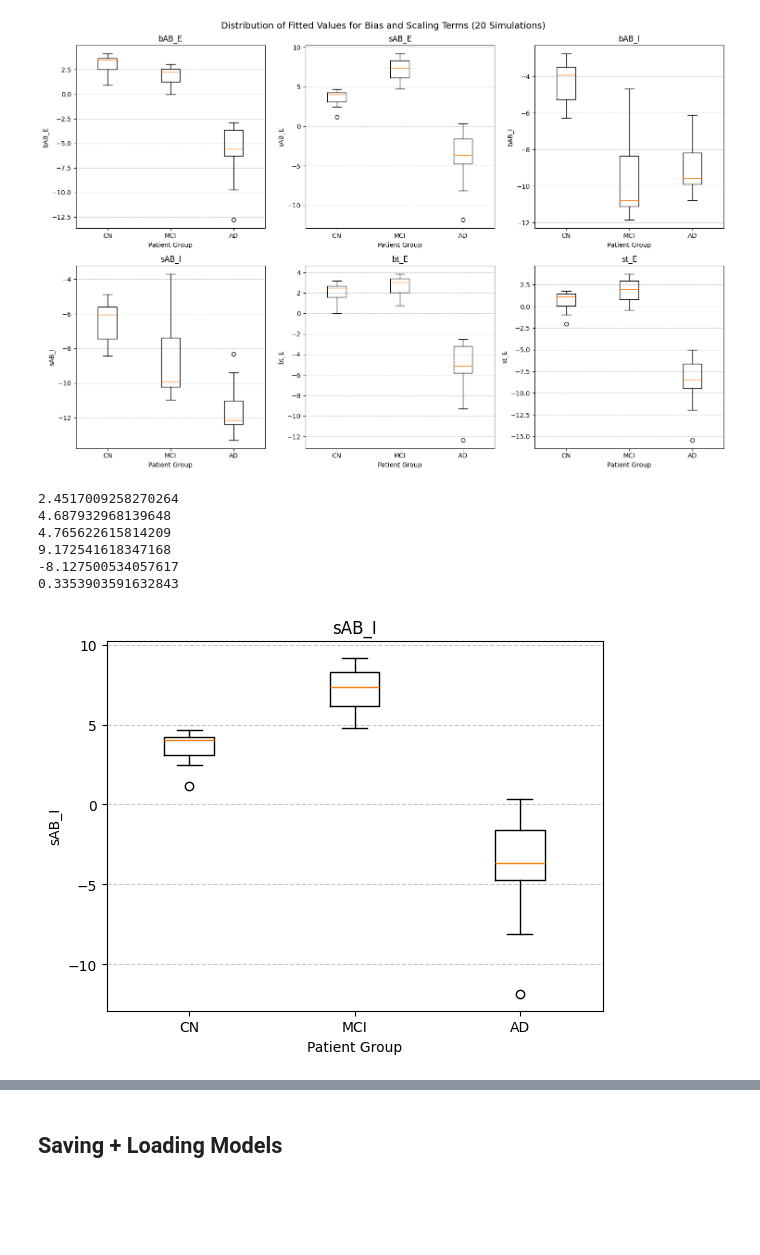
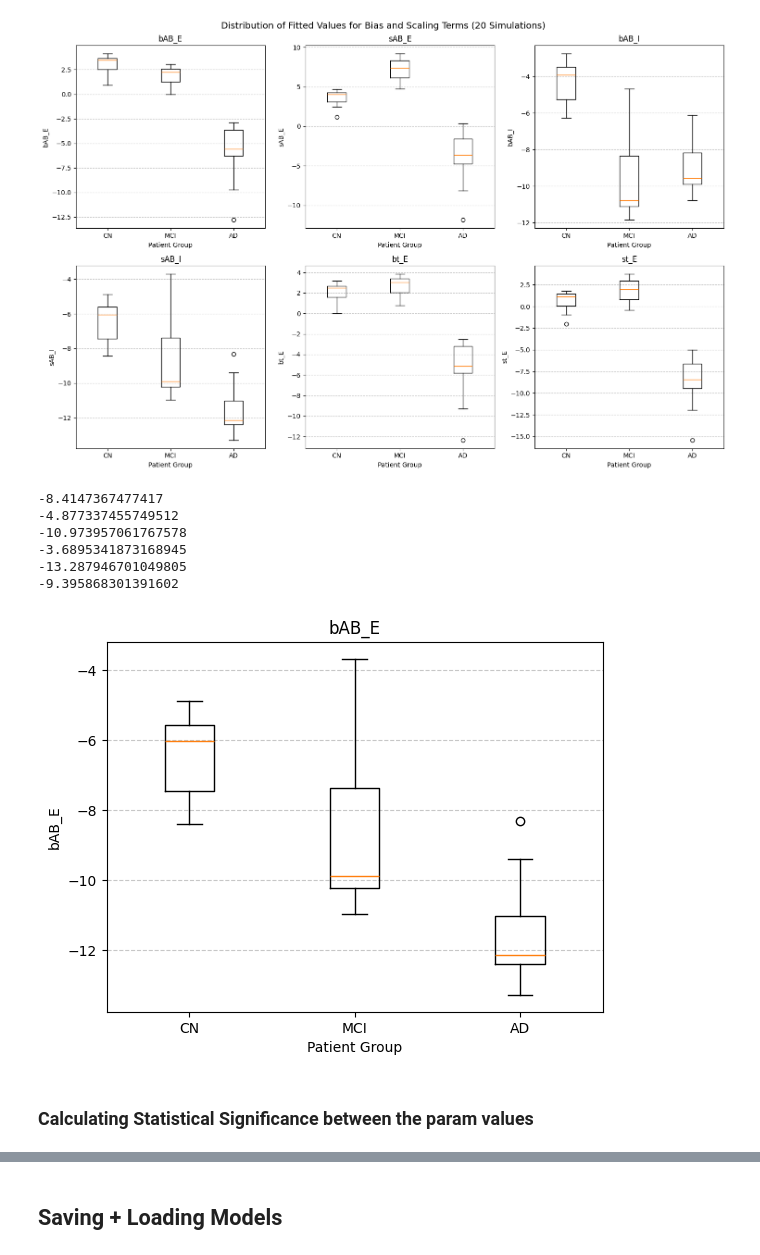
Before and after one commit to dChakr/ad_modelling_fyp, a Jupyter notebook: whole_brain_models/fit_abt_rww.ipynb, the cells around one changed output, grey strips where cells are left out. Saved outputs shown, nothing was run; the diff lists cells and outputs as text; code cells hidden in the pictures; blank space fills up the shorter version.

Commit message:
plot predicted values for changes params

```diff
--- a/whole_brain_models/fit_abt_rww.ipynb
+++ b/whole_brain_models/fit_abt_rww.ipynb
@@ -474,34 +474,36 @@ plt.show()
 # %% [output]
 [figure]
 # %%
-# SAB_E boxplots
+# SAB_I boxplots
 
-boxplot = plt.boxplot(sAB_Es, labels=groups)
-plt.title('sAB_I')
+boxplot = plt.boxplot(sAB_Is, labels=groups)
+plt.title('bAB_E')
 plt.xlabel('Patient Group')
-plt.ylabel('sAB_I')
+plt.ylabel('bAB_E')
 plt.grid(axis='y', linestyle='--', alpha=0.7)
 
 # Extract the whisker values
 whiskers = boxplot['whiskers']
 for whisker in whiskers:
     print(whisker.get_ydata()[1])
 
 # # Get the positions of the whiskers
 # whisker_1 = whiskers[0].get_ydata()
 # whisker_2 = whiskers[1].get_ydata()
 
 # # Whisker values
 # whisker_low = whisker_1[1]  # The lower whisker
 # whisker_high = whisker_2[1]  # The upper whisker
 
 # print("Lower whisker:", whisker_low)
 # print("Upper whisker:", whisker_high)
 # %% [output]
-2.4517009258270264
-4.687932968139648
-4.765622615814209
-9.172541618347168
--8.127500534057617
-0.3353903591632843
+-8.4147367477417
+-4.877337455749512
+-10.973957061767578
+-3.6895341873168945
+-13.287946701049805
+-9.395868301391602
-[figure, old version]
+[figure, new version]
+# %% [markdown]
+### Calculating Statistical Significance between the param values
```
Also changed, not shown: parts of 5 cells of this notebook, 15 other files.
